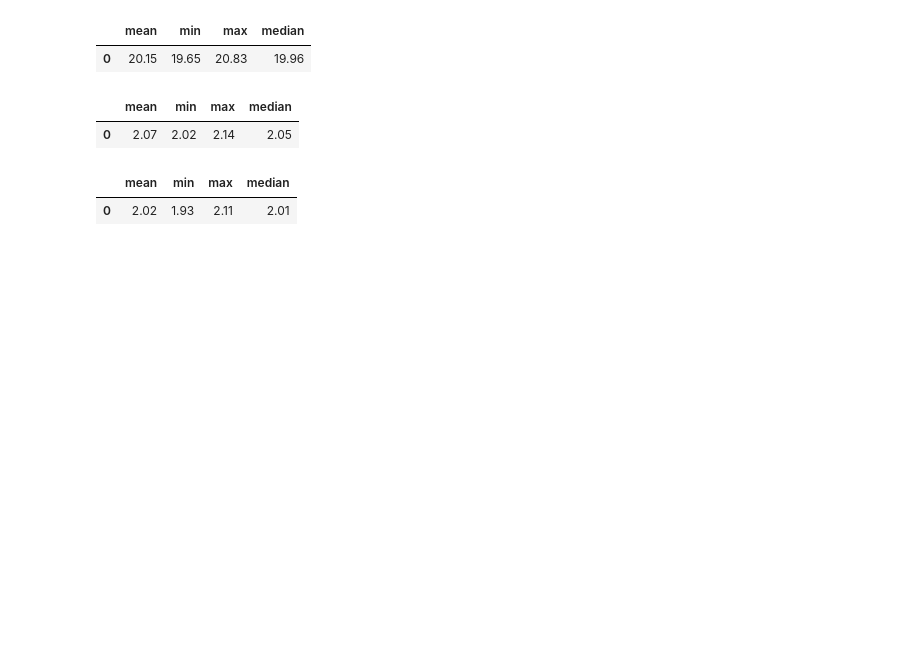
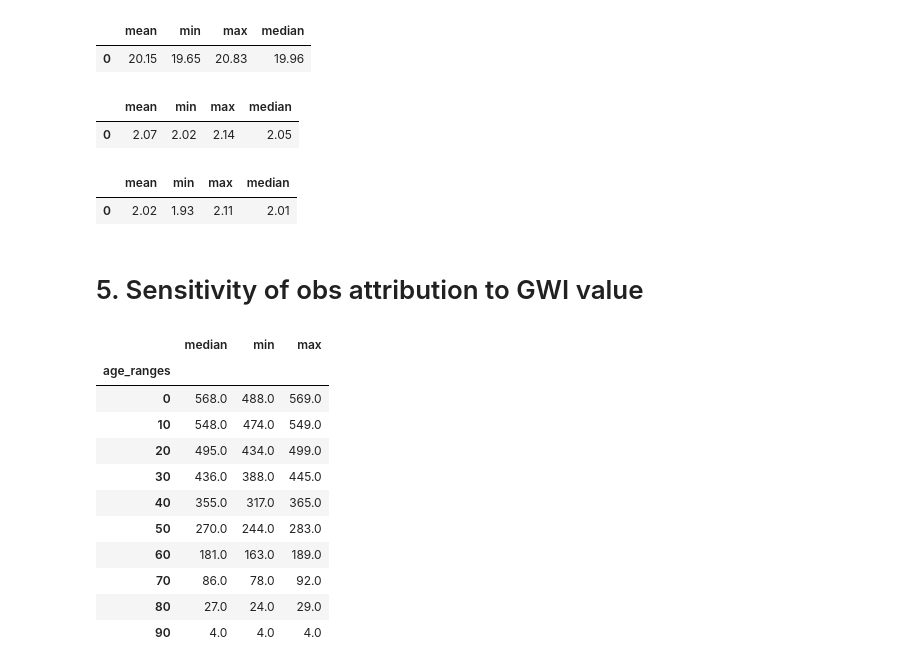
Before and after one commit to rosapietroiusti/attr-hs, a Jupyter notebook: main/attr-hw-fig2.ipynb, the cells around one changed output. Saved outputs shown, nothing was run; the diff lists cells and outputs as text; code cells hidden in the pictures; blank space fills up the shorter version.

```diff
--- a/main/attr-hw-fig2.ipynb
+++ b/main/attr-hw-fig2.ipynb
@@ -867,3 +869,5 @@ reporting_summary(df, ['mean', 'min', 'max', 'median'  ])
 # %% [output]
 |  | mean | min | max | median |
 | 0 | 2.02 | 1.93 | 2.11 | 2.01 |
+# %% [markdown]
+# 5. Sensitivity of obs attribution to GWI value
@@ -869,0 +927,17 @@ reporting_summary(df, ['mean', 'min', 'max', 'median'  ])
+# %%
+df = da_n_people_ndays_obs.sel(features='n_atleast_20').to_pandas().T / 1e6
+
+reporting_summary(df, ['median', 'min', 'max' ],axis=1).round(0)
+# %% [output]
+|  | median | min | max |
+| age_ranges |  |  |  |
+| 0 | 568.0 | 488.0 | 569.0 |
+| 10 | 548.0 | 474.0 | 549.0 |
+| 20 | 495.0 | 434.0 | 499.0 |
+| 30 | 436.0 | 388.0 | 445.0 |
+| 40 | 355.0 | 317.0 | 365.0 |
+| 50 | 270.0 | 244.0 | 283.0 |
+| 60 | 181.0 | 163.0 | 189.0 |
+| 70 | 86.0 | 78.0 | 92.0 |
+| 80 | 27.0 | 24.0 | 29.0 |
+| 90 | 4.0 | 4.0 | 4.0 |
```
Also changed, not shown: parts of 24 cells of this notebook, 8 other files.
